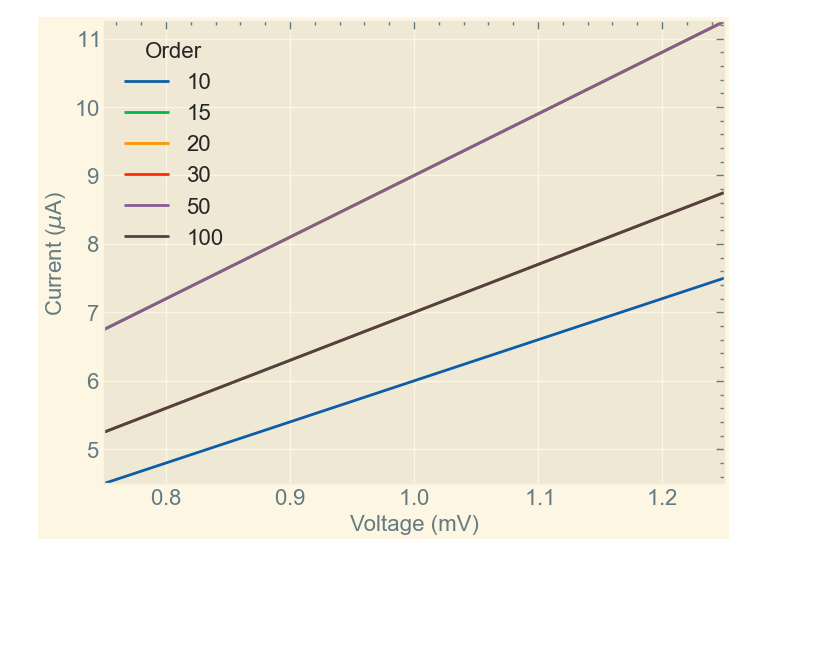
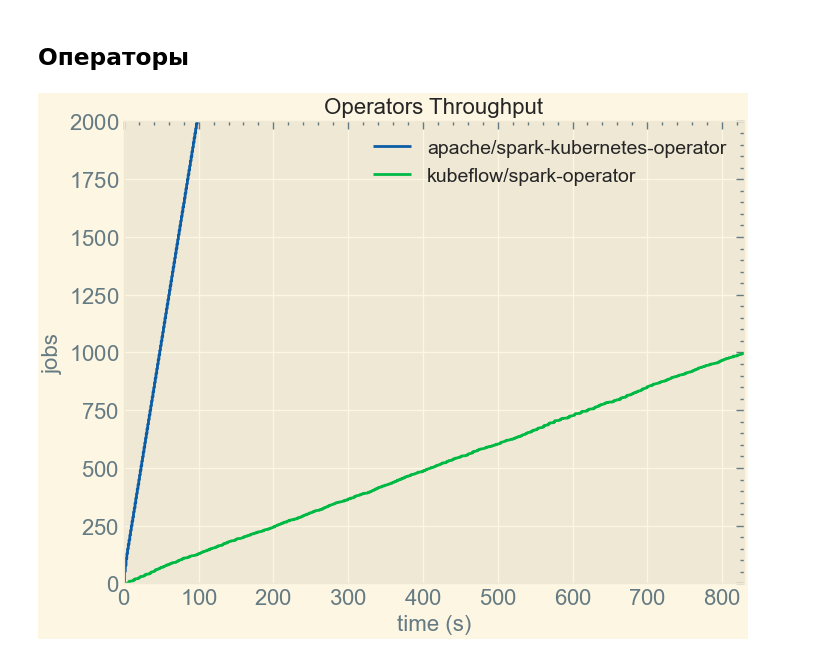
Before and after one commit to belo4ya/spark-on-kubernetes-recipes, a Jupyter notebook: university/charts/notebook.ipynb, the cells around one changed output. Cells and saved outputs as stored; diff of their text form; code cells hidden in the pictures; blank space fills up the shorter version.

```diff
--- a/university/charts/notebook.ipynb
+++ b/university/charts/notebook.ipynb
@@ -10,19 +10,21 @@ import scienceplots
 # %%
 %matplotlib inline
 # %%
-plt.style.use(["Solarize_Light2", "science", "high-vis", 'no-latex', "notebook"])
+plt.style.use(["Solarize_Light2", "science", "notebook"])
-# %%
-pparam = dict(xlabel="Voltage (mV)", ylabel=r"Current ($\mu$A)")
-x = np.linspace(0.75, 1.25, 201)
-
-with plt.style.context(["Solarize_Light2", "science", "no-latex", "notebook"]):
-    fig, ax = plt.subplots()
-    for p in [10, 15, 20, 30, 50, 100]:
-        ax.plot(x, x * random.randint(2, 10), label=p)
-    ax.legend(title="Order")
-    ax.autoscale(tight=True)
-    ax.set(**pparam)
-    plt.show()
-    plt.close()
-# %% [output]
-[figure, removed]
+# %% [markdown]
+## Операторы
+# %%
+df_apache = pd.read_csv("../operator/throughput-result-apache.yaml.tmpl-20250425-013615.csv")
+df_kubeflow = pd.read_csv("../operator/throughput-result-kubeflow.yaml.tmpl-20250425-010903.csv")
+
+fig, ax = plt.subplots()
+ax.plot(df_apache["secs"], df_apache["pods"], label="apache/spark-kubernetes-operator")
+ax.plot(df_kubeflow["secs"], df_kubeflow["pods"], label="kubeflow/spark-operator")
+ax.legend(fontsize=14)
+ax.set(xlabel="time (s)", ylabel="jobs", title="Operators Throughput")
+ax.autoscale(tight=True)
+fig.savefig("../operator/throughput.png", dpi=300)
+plt.show()
+plt.close()
+# %% [output]
+[figure, added]
```
Also changed, not shown: parts of 8 cells of this notebook, 15 other files.
